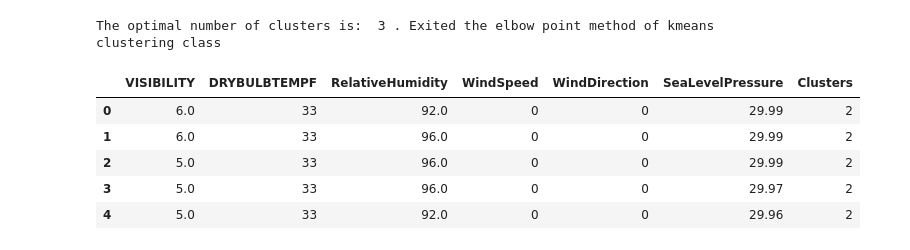
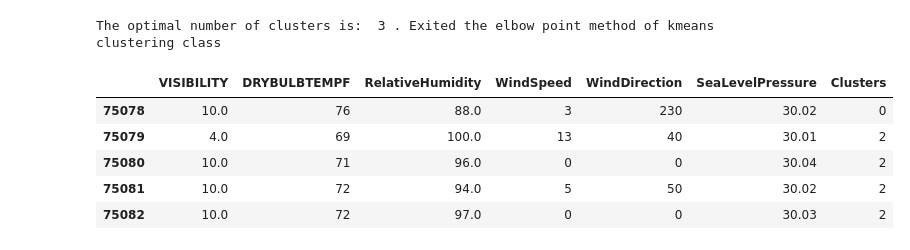
Before and after one commit to aaban-khan-dev/Climate-visibility-Project, a Jupyter notebook: notebooks/feature_engineering_and_model_training.ipynb, the cells around one changed output. Drawn from its saved outputs; the diff is of its cells as text; code cells hidden in the pictures.

```diff
--- a/notebooks/feature_engineering_and_model_training.ipynb
+++ b/notebooks/feature_engineering_and_model_training.ipynb
@@ -177,14 +177,14 @@ df['Clusters'] = labels
 # %% [output]
 The optimal number of clusters is:  3 . Exited the elbow point method of kmeans clustering class
 # %%
-df.head()
+df.tail()
 # %% [output]
 |  | VISIBILITY | DRYBULBTEMPF | RelativeHumidity | WindSpeed | WindDirection | SeaLevelPressure | Clusters |
-| 0 | 6.0 | 33 | 92.0 | 0 | 0 | 29.99 | 2 |
-| 1 | 6.0 | 33 | 96.0 | 0 | 0 | 29.99 | 2 |
-| 2 | 5.0 | 33 | 96.0 | 0 | 0 | 29.99 | 2 |
-| 3 | 5.0 | 33 | 96.0 | 0 | 0 | 29.97 | 2 |
-| 4 | 5.0 | 33 | 92.0 | 0 | 0 | 29.96 | 2 |
+| 75078 | 10.0 | 76 | 88.0 | 3 | 230 | 30.02 | 0 |
+| 75079 | 4.0 | 69 | 100.0 | 13 | 40 | 30.01 | 2 |
+| 75080 | 10.0 | 71 | 96.0 | 0 | 0 | 30.04 | 2 |
+| 75081 | 10.0 | 72 | 94.0 | 5 | 50 | 30.02 | 2 |
+| 75082 | 10.0 | 72 | 97.0 | 0 | 0 | 30.03 | 2 |
 # %%
 df['Clusters'].value_counts()
 # %% [output]
```
Also changed, not shown: parts of 6 cells of this notebook.
